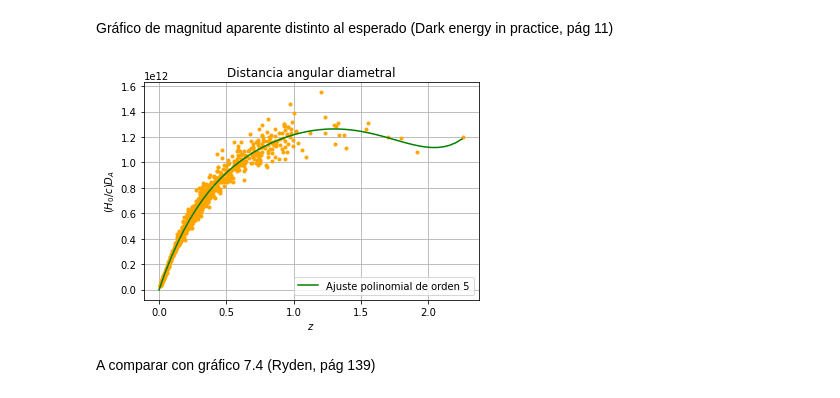
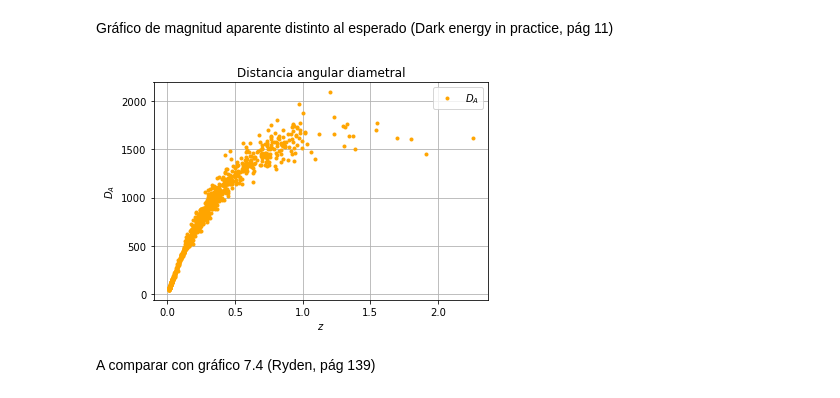
Before and after one commit to AntoCist/Practica_de_verano_2024, a Jupyter notebook: Semana1.ipynb, the cells around one changed output. Drawn from its saved outputs; the diff is of its cells as text; code cells hidden in the pictures.

```diff
--- a/Semana1.ipynb
+++ b/Semana1.ipynb
@@ -7,9 +7,9 @@ import matplotlib.pyplot as plt
 import math
 
 #Constantes
-H_0 = 72
+H_0 = 70
 #c en mpc/s??
-c= 9.71e-8
+c= 3e6
 #c= 3e8
 
 f = open("C:/Users/antoc/Downloads/PortableGit/practica2024/lcparam_full_long.txt")
@@ -33,7 +33,8 @@ for i in range(1,len(datos)):
   z_cmb.append(a)
 
 #print('z_cmb:', z_cmb)
-
+array_z_cmb = np.array(z_cmb)
+c_z_cmb = c*array_z_cmb
 
 m_b = []
 for i in range(1, len(datos)):
@@ -174,19 +157,0 @@ Se tiene que la amplitud del gráfico de $m-M$ en función de $log(z)$ cuando z
-# %%
-m_M= np.zeros_like(m_b)
-for i in range(len(m_b)):
-  m_M[i] = m_b[i] - M
-
-plt.plot(np.log(z_cmb),m_M, '.', color='purple')
-
-model = np.poly1d(np.polyfit(np.log(z_cmb), m_M, 1))
-polyline = np.linspace(-4.7, 1, 50)
-plt.plot(polyline, model(polyline), color='blue', label = 'Ajuste polinomial de orden 1')
-
-print(model)
-
-
-plt.xlabel('$ log(z) $')
-plt.ylabel('$ m(z) - M$')
-plt.title('Diferencia entre la magnitud aparente y absoluta en función del redshift')
-plt.grid(True)
-plt.show()
@@ -216,27 +203,20 @@ Gráfico de magnitud aparente distinto al esperado (Dark energy in practice, pá
 # %%
 d_a1 = np.zeros_like(D_L)
 for i in range(len(D_L)):
     d_a1[i] = D_L[i] * (1/((1+z_cmb[i])**2))
 
-d_a_H0_c1 = np.zeros_like(D_L)
-for i in range(len(D_L)):
-    d_a_H0_c1[i] = d_a1[i]* H_0/c
+plt.plot(z_cmb, d_a1, '.', color = 'orange', label='$D_A$')
 
-plt.plot(z_cmb, d_a_H0_c1, '.', color = 'orange')
-
-model4 = np.poly1d(np.polyfit(z_cmb, d_a_H0_c1, 5))
-polyline4 = np.linspace(0, 2.25, 50)
-plt.plot(polyline4, model4(polyline4), color='green', label = 'Ajuste polinomial de orden 5')
 
 
 plt.xlabel('$ z $')
-plt.ylabel('$ (H_0/c) D_A$')
+plt.ylabel('$D_A$')
 plt.title('Distancia angular diametral')
 plt.grid(True)
 plt.legend()
 plt.show()
 # %% [output]
-[figure, old version]
+[figure, new version]
 # %% [markdown]
 A comparar con gráfico 7.4 (Ryden, pág 139)
 # %% [markdown]
```
Also changed, not shown: parts of 22 cells of this notebook, 1 other file.
